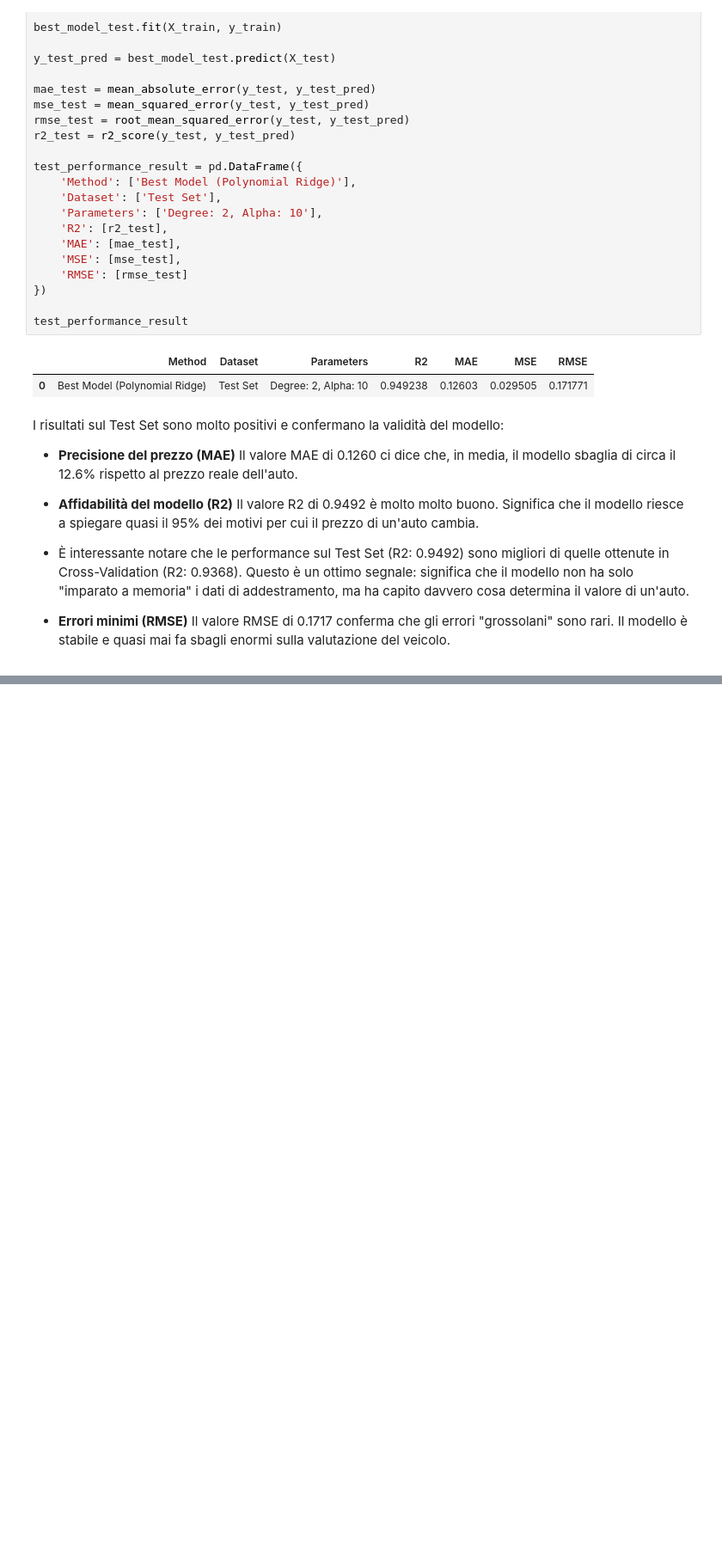
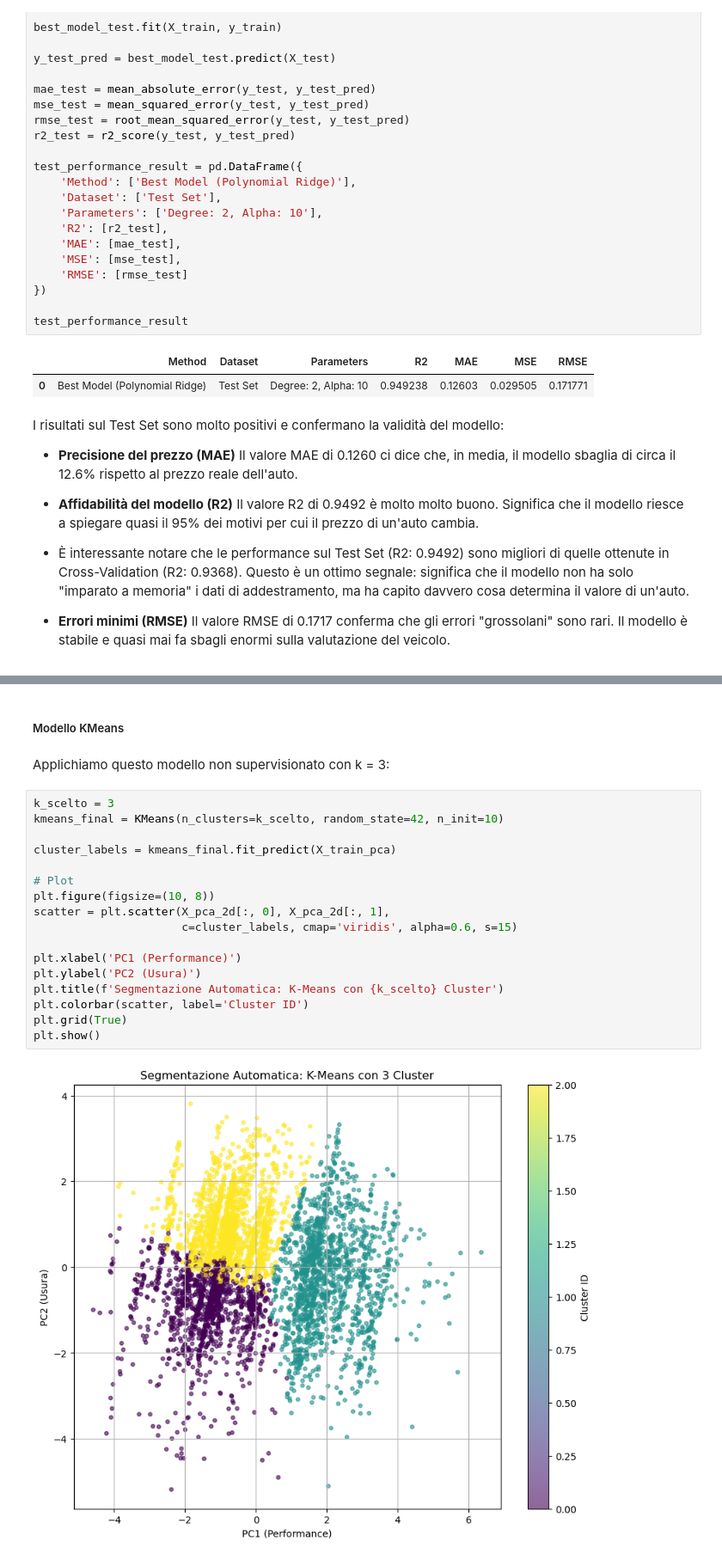
Before and after one commit to fragreco04/progetto-fad-2526, a Jupyter notebook: notebooks/completed/project.ipynb, the cells around one changed output, grey strips where cells are left out. Shown at 86% size. Saved outputs shown, nothing was run; the diff lists cells and outputs as text; blank space fills up the shorter version.

```diff
--- a/notebooks/completed/project.ipynb
+++ b/notebooks/completed/project.ipynb
@@ -2825,0 +3176,23 @@ I risultati sul Test Set sono molto positivi e confermano la validità del model
+# %% [markdown]
+##### Modello KMeans
+# %% [markdown]
+Applichiamo questo modello non supervisionato con k = 3:
+# %%
+k_scelto = 3
+kmeans_final = KMeans(n_clusters=k_scelto, random_state=42, n_init=10)
+
+cluster_labels = kmeans_final.fit_predict(X_train_pca)
+
+# Plot
+plt.figure(figsize=(10, 8))
+scatter = plt.scatter(X_pca_2d[:, 0], X_pca_2d[:, 1],
+                      c=cluster_labels, cmap='viridis', alpha=0.6, s=15)
+
+plt.xlabel('PC1 (Performance)')
+plt.ylabel('PC2 (Usura)')
+plt.title(f'Segmentazione Automatica: K-Means con {k_scelto} Cluster')
+plt.colorbar(scatter, label='Cluster ID')
+plt.grid(True)
+plt.show()
+# %% [output]
+[figure, added]
```
Also changed, not shown: parts of 35 cells of this notebook.
